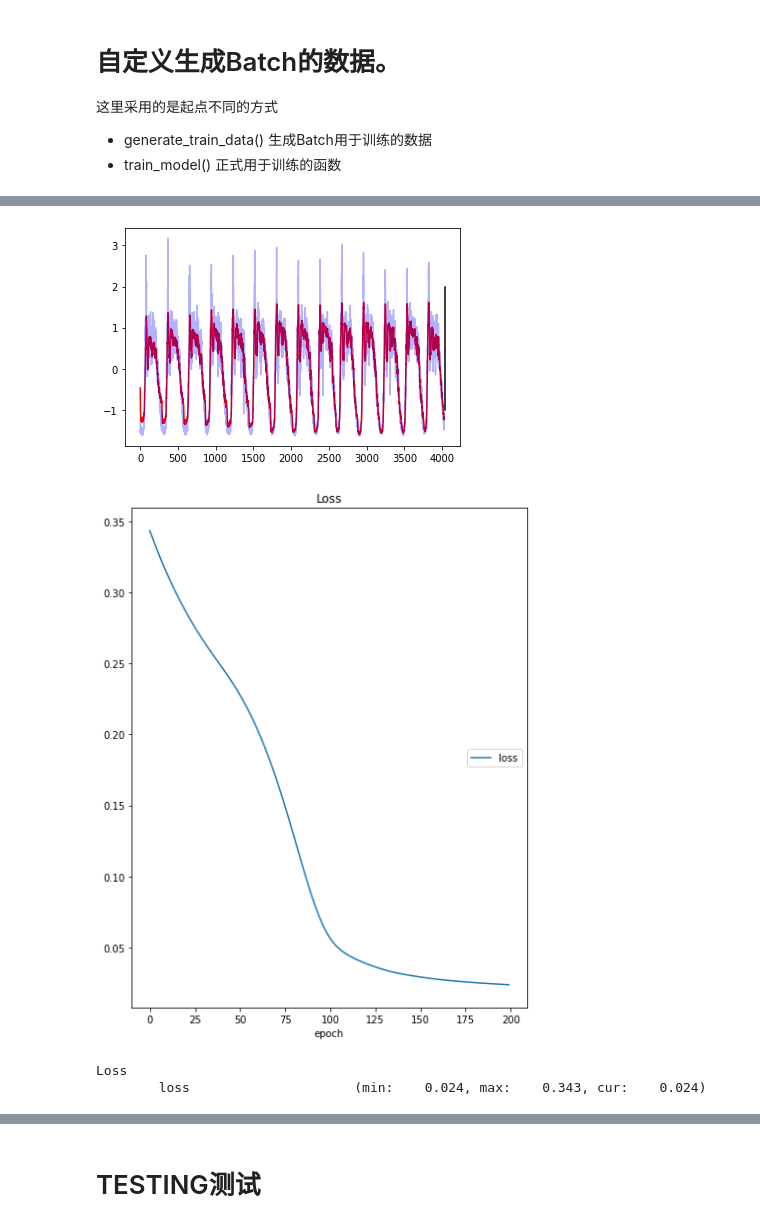
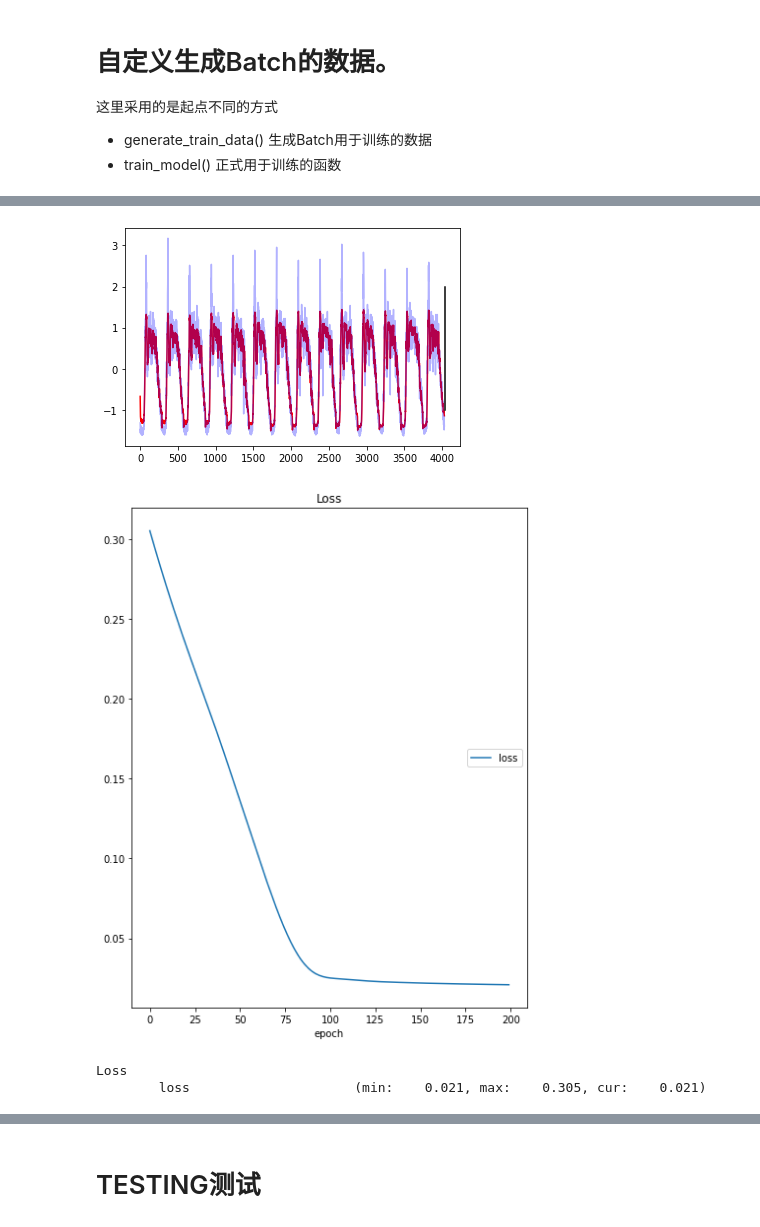
Before and after one commit to XiaofengYue/ML_Learning, a Jupyter notebook: Traffic_Prediction/Traffic_Prediction.ipynb, the cells around one changed output, grey strips where cells are left out. Saved outputs shown, nothing was run; the diff lists cells and outputs as text; code cells hidden in the pictures.

```diff
--- a/Traffic_Prediction/Traffic_Prediction.ipynb
+++ b/Traffic_Prediction/Traffic_Prediction.ipynb
@@ -83,6 +83,28 @@ class RegLSTM(nn.Module):
         y = y.view(batch_size, seq_len, -1)
 
         return y
+
+class RegGRU(nn.Module):
+    def __init__(self, input_size, hidden_size, output_size, num_layers):
+        super(RegGRU, self).__init__()
+
+        self.rnn = nn.GRU(input_size, hidden_size, num_layers, batch_first=True)
+
+        self.reg = nn.Sequential(
+            nn.Linear(hidden_size, hidden_size),
+            nn.Tanh(),
+            nn.Linear(hidden_size, output_size),
+        )
+
+    def forward(self, x):
+        y = self.rnn(x)[0]
+        batch_size, seq_len, hidden_size = y.shape
+        y = y.contiguous().view(-1, hidden_size)
+
+        y = self.reg(y)
+        y = y.view(batch_size, seq_len, -1)
+
+        return y
 # %%
 def loss_func(pred_y, data_y, loss_name):
     if loss_name == "custom":
@@ -150,7 +172,7 @@ batch_var_x, batch_var_y = generate_train_data(batch_size, train_size, train_x,
 '''Training'''
 
 def train_model(epoch, data_x, data_y, loss_name):
-    net = RegLSTM(input_size, hidden_size, output_size, num_layers).cuda()
+    net = RegGRU(input_size, hidden_size, output_size, num_layers).cuda()
     optimizer = torch.optim.Adam(net.parameters(), lr=1e-3)
     net, optimizer = amp.initialize(net, optimizer, opt_level="O1")
     net.train()
@@ -187,12 +209,12 @@ Loss
 # %%
 plot_train(net)
 # %% [output]
-[figure, old version]
+[figure, new version]
 # %%
 # loss = 'MSE'
 net = train_model(epoch=200, data_x=batch_var_x, data_y=batch_var_y, loss_name='MSE')
-save_model(net, './MSE_loss.pkl')
+save_model(net, './GRU_MSE_loss.pkl')
 # %% [output]
-[figure, old version]
+[figure, new version]
 Loss
-        loss                     (min:    0.024, max:    0.343, cur:    0.024)
+        loss                     (min:    0.021, max:    0.305, cur:    0.021)
```
Also changed, not shown: parts of 6 cells of this notebook, 3 other files.
